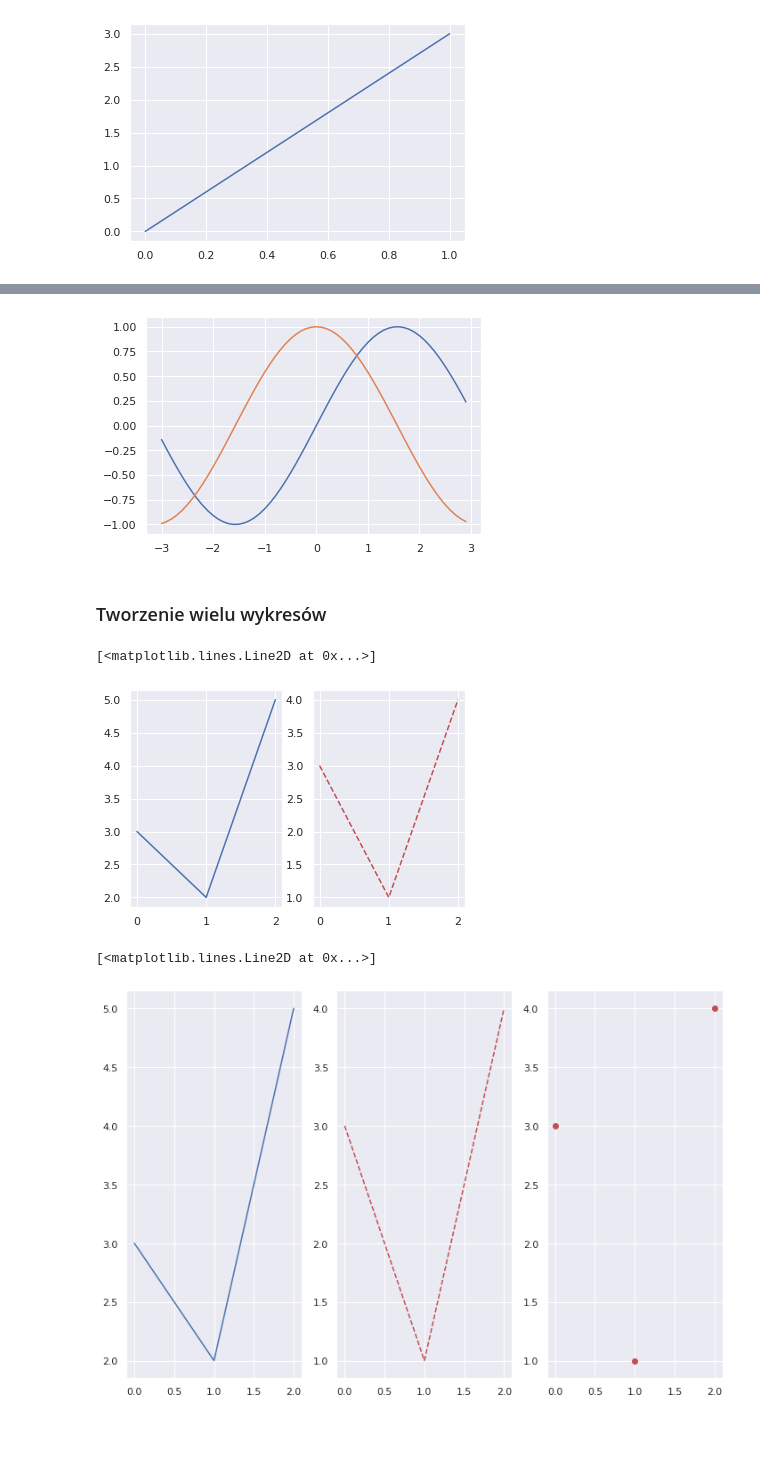
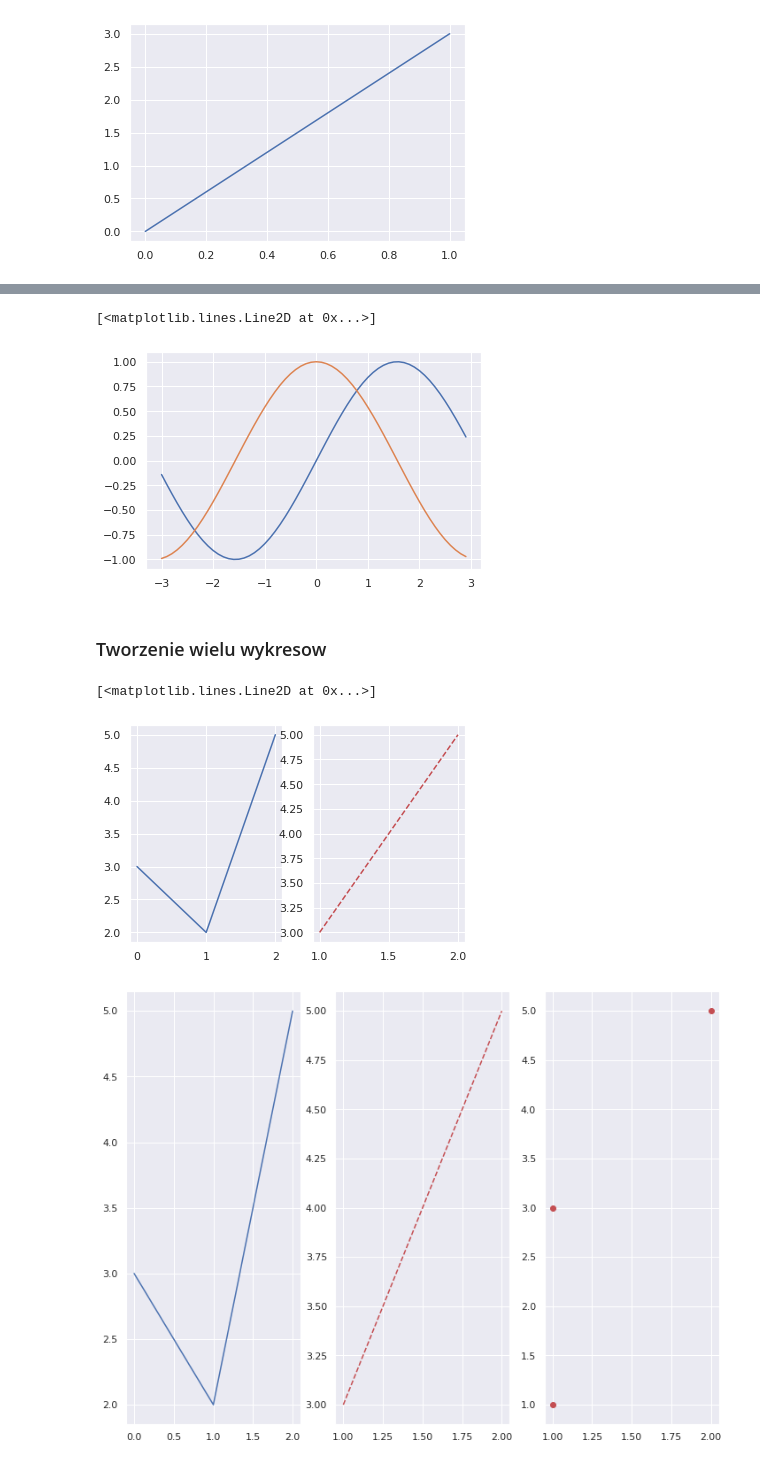
Before and after one commit to rafzieli/daca-science-bootcamp, a Jupyter notebook: 04_wizualizacje/matplotlib_intro.ipynb, the cells around one changed output, grey strips where cells are left out. Cells and saved outputs as stored; diff of their text form; code cells hidden in the pictures; blank space fills up the shorter version.

```diff
--- a/04_wizualizacje/matplotlib_intro.ipynb
+++ b/04_wizualizacje/matplotlib_intro.ipynb
@@ -62,28 +56,30 @@ x_sin = np.sin(x)
 x_cos = np.cos(x)
 
 plt.plot(x, x_sin)
-_ = plt.plot(x, x_cos)
+plt.plot(x, x_cos)
 # %% [output]
+[<matplotlib.lines.Line2D at 0x...>]
 [figure]
 # %% [markdown]
-### <a name='2'> </a> Tworzenie wielu wykresów
+### <a name='2'></a> Tworzenie wielu wykresow
 # %%
 plt.subplot(121)
 plt.plot([0, 1, 2], [3, 2, 5])
 plt.subplot(122)
-plt.plot([0, 1, 2], [3, 1, 4], 'r--')
+plt.plot([1, 1, 2], [3, 3, 5], 'r--')
 # %% [output]
 [<matplotlib.lines.Line2D at 0x...>]
-[figure, old version]
+[figure, new version]
 # %%
-fig = plt.figure(figsize=(12, 8))
+fig = plt.figure(figsize = (12, 9))
 
 plt.subplot(131)
 plt.plot([0, 1, 2], [3, 2, 5])
 plt.subplot(132)
-plt.plot([0, 1, 2], [3, 1, 4], 'r--')
+plt.plot([1, 1, 2], [3, 3, 5], 'r--')
 plt.subplot(133)
-plt.plot([0, 1, 2], [3, 1, 4], 'ro')
+plt.plot([1, 1, 2], [1, 3, 5], 'ro')
+
+fig.show() # trzeba tego uzywac w programach, w notebookach automatycznie wypluwa
 # %% [output]
-[<matplotlib.lines.Line2D at 0x...>]
-[figure, old version]
+[figure, new version]
```
Also changed, not shown: parts of 15 cells of this notebook.
